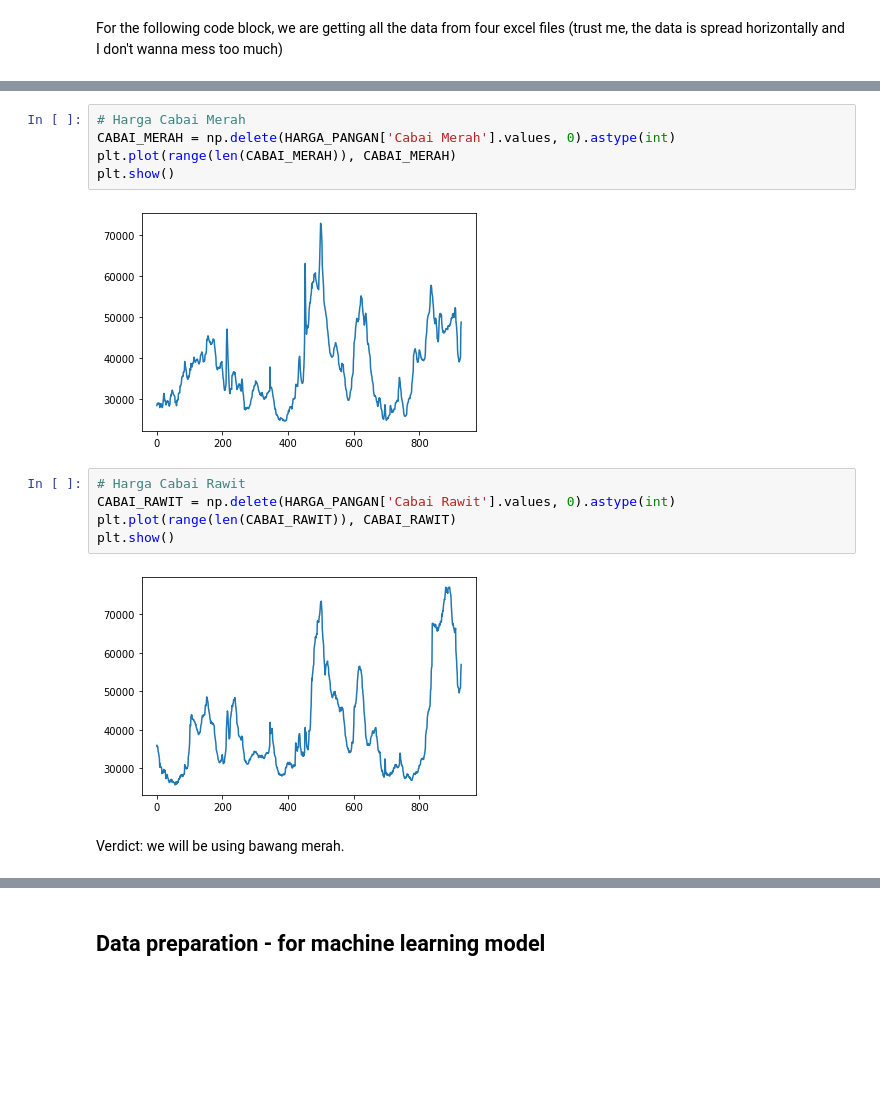
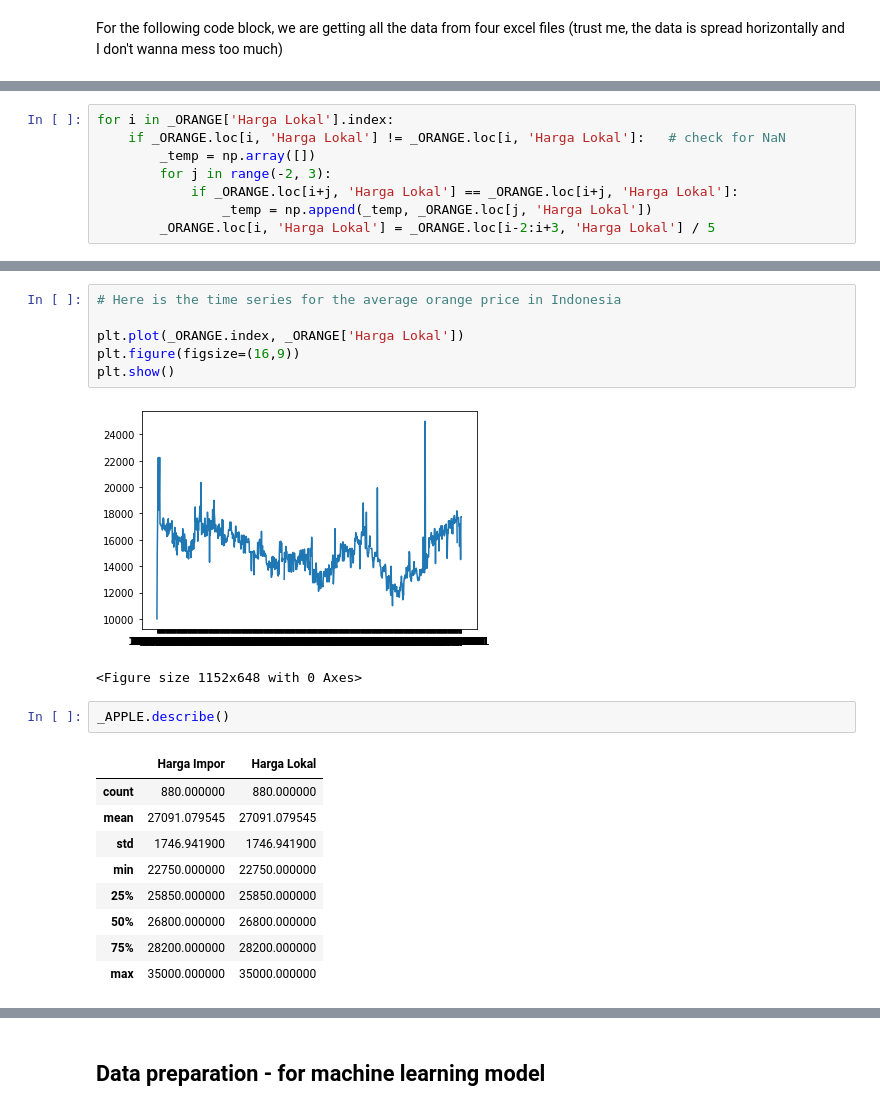
Before and after one commit to dewirizki/bangkit2021_machinelearning, a Jupyter notebook: price-recommender-dev-CNN.ipynb, the cells around one changed output, grey strips where cells are left out. Saved outputs shown, nothing was run; the diff lists cells and outputs as text; blank space fills up the shorter version.

```diff
--- a/price-recommender-dev-CNN.ipynb
+++ b/price-recommender-dev-CNN.ipynb
@@ -64,0 +56,8 @@ HARGA_PANGAN_BERAS = np.delete(HARGA_PANGAN['Beras'].values, 0).astype(int)
+# %%
+for i in _ORANGE['Harga Lokal'].index:
+    if _ORANGE.loc[i, 'Harga Lokal'] != _ORANGE.loc[i, 'Harga Lokal']:   # check for NaN
+        _temp = np.array([])
+        for j in range(-2, 3):
+            if _ORANGE.loc[i+j, 'Harga Lokal'] == _ORANGE.loc[i+j, 'Harga Lokal']:
+                _temp = np.append(_temp, _ORANGE.loc[j, 'Harga Lokal'])
+        _ORANGE.loc[i, 'Harga Lokal'] = _ORANGE.loc[i-2:i+3, 'Harga Lokal'] / 5
@@ -93,16 +126,21 @@ plt.show()
-# %%
-# Harga Cabai Merah
-CABAI_MERAH = np.delete(HARGA_PANGAN['Cabai Merah'].values, 0).astype(int)
-plt.plot(range(len(CABAI_MERAH)), CABAI_MERAH)
-plt.show()
-# %% [output]
-[figure, removed]
-# %%
-# Harga Cabai Rawit
-CABAI_RAWIT = np.delete(HARGA_PANGAN['Cabai Rawit'].values, 0).astype(int)
-plt.plot(range(len(CABAI_RAWIT)), CABAI_RAWIT)
-plt.show()
-# %% [output]
-[figure, removed]
-# %% [markdown]
-Verdict: we will be using bawang merah.
+# %%
+# Here is the time series for the average orange price in Indonesia
+
+plt.plot(_ORANGE.index, _ORANGE['Harga Lokal'])
+plt.figure(figsize=(16,9))
+plt.show()
+# %% [output]
+[figure, added]
+<Figure size 1152x648 with 0 Axes>
+# %%
+_APPLE.describe()
+# %% [output]
+|  | Harga Impor | Harga Lokal |
+| count | 880.000000 | 880.000000 |
+| mean | 27091.079545 | 27091.079545 |
+| std | 1746.941900 | 1746.941900 |
+| min | 22750.000000 | 22750.000000 |
+| 25% | 25850.000000 | 25850.000000 |
+| 50% | 26800.000000 | 26800.000000 |
+| 75% | 28200.000000 | 28200.000000 |
+| max | 35000.000000 | 35000.000000 |
```
Also changed, not shown: parts of 28 cells of this notebook, 27 other files.
